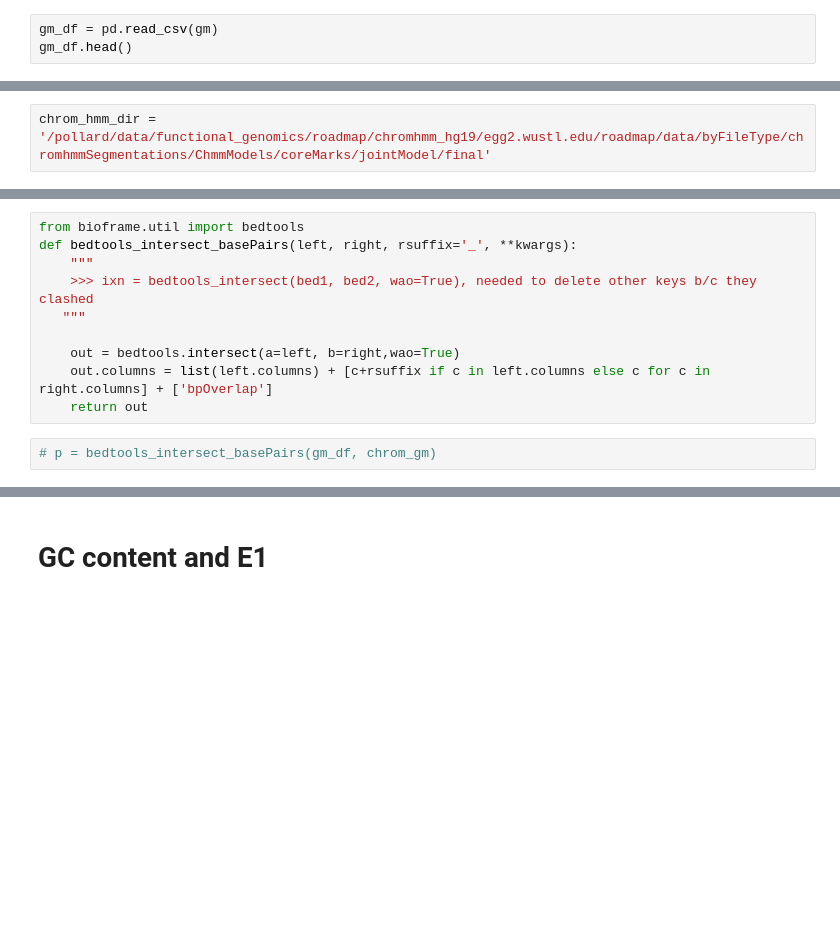
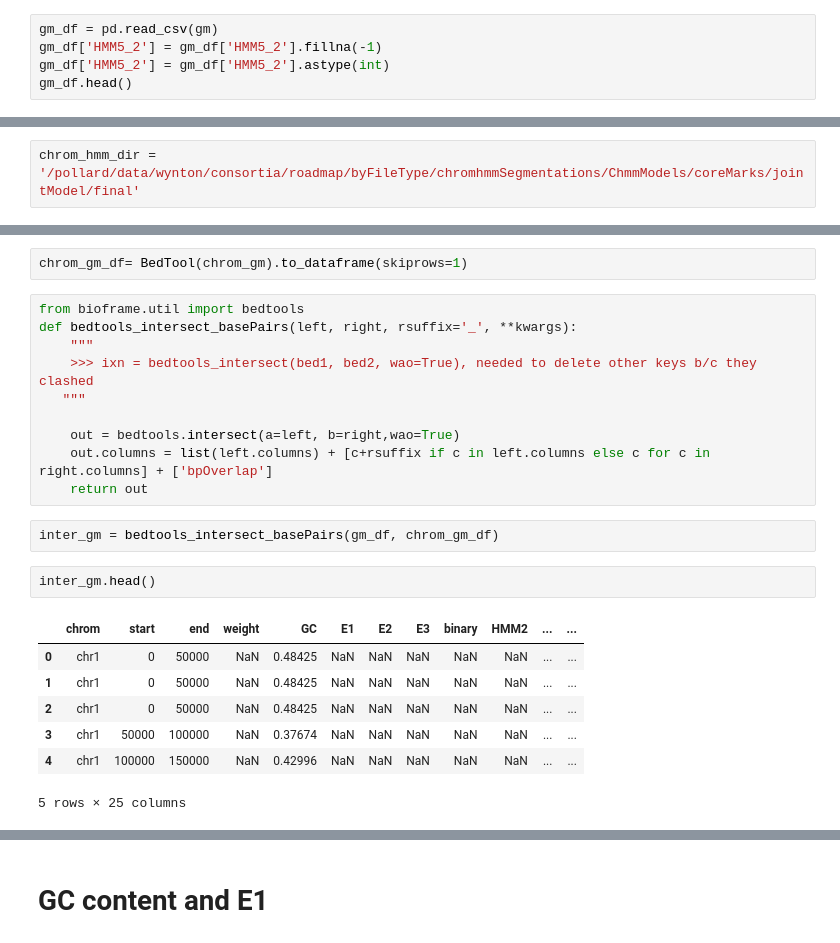
Before and after one commit to luisdiaz1997/HMM3P, a Jupyter notebook: notebooks/Figure2- Genomic features of compartments.ipynb, the cells around one changed output, grey strips where cells are left out. Saved outputs shown, nothing was run; the diff lists cells and outputs as text; blank space fills up the shorter version.

```diff
--- a/notebooks/Figure2- Genomic features of compartments.ipynb
+++ b/notebooks/Figure2- Genomic features of compartments.ipynb
@@ -8,6 +10,8 @@ import seaborn as sns
 gm = "/pollard/home/lchumpitaz/Hi-C/testing/annotations/GM12878.csv"
 # %%
 gm_df = pd.read_csv(gm)
+gm_df['HMM5_2'] = gm_df['HMM5_2'].fillna(-1)
+gm_df['HMM5_2'] = gm_df['HMM5_2'].astype(int)
 gm_df.head()
 # %% [output]
 |  | chrom | start | end | weight | GC | E1 | E2 | E3 | binary | HMM2 | HMM3 | ... |
@@ -19,9 +23,11 @@ gm_df.head()
 # %% [markdown]
 # ChromHMM
 # %%
-chrom_hmm_dir = '/pollard/data/functional_genomics/roadmap/chromhmm_hg19/egg2.wustl.edu/roadmap/data/byFileType/chromhmmSegmentations/ChmmModels/coreMarks/jointModel/final'
+chrom_hmm_dir = '/pollard/data/wynton/consortia/roadmap/byFileType/chromhmmSegmentations/ChmmModels/coreMarks/jointModel/final'
 # %%
 chrom_gm =  chrom_hmm_dir+'/E116_15_coreMarks_dense.bed.gz'
+# %%
+chrom_gm_df= BedTool(chrom_gm).to_dataframe(skiprows=1)
 # %%
 from bioframe.util import bedtools
 def bedtools_intersect_basePairs(left, right, rsuffix='_', **kwargs):
@@ -32,5 +38,15 @@ def bedtools_intersect_basePairs(left, right, rsuffix='_', **kwargs):
     out = bedtools.intersect(a=left, b=right,wao=True)
     out.columns = list(left.columns) + [c+rsuffix if c in left.columns else c for c in right.columns] + ['bpOverlap']
     return out
-# %%
-# p = bedtools_intersect_basePairs(gm_df, chrom_gm)
+# %%
+inter_gm = bedtools_intersect_basePairs(gm_df, chrom_gm_df)
+# %%
+inter_gm.head()
+# %% [output]
+|  | chrom | start | end | weight | GC | E1 | E2 | E3 | binary | HMM2 | ... | ... |
+| 0 | chr1 | 0 | 50000 | NaN | 0.48425 | NaN | NaN | NaN | NaN | NaN | ... | ... |
+| 1 | chr1 | 0 | 50000 | NaN | 0.48425 | NaN | NaN | NaN | NaN | NaN | ... | ... |
+| 2 | chr1 | 0 | 50000 | NaN | 0.48425 | NaN | NaN | NaN | NaN | NaN | ... | ... |
+| 3 | chr1 | 50000 | 100000 | NaN | 0.37674 | NaN | NaN | NaN | NaN | NaN | ... | ... |
+| 4 | chr1 | 100000 | 150000 | NaN | 0.42996 | NaN | NaN | NaN | NaN | NaN | ... | ... |
+5 rows × 25 columns
```
Also changed, not shown: parts of 5 cells of this notebook, 2 other files.
